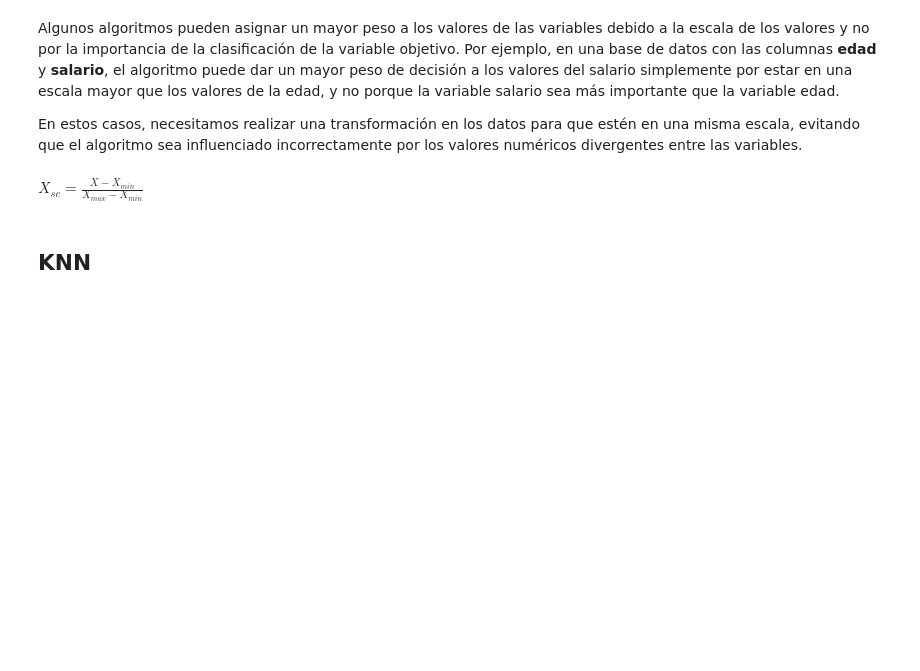
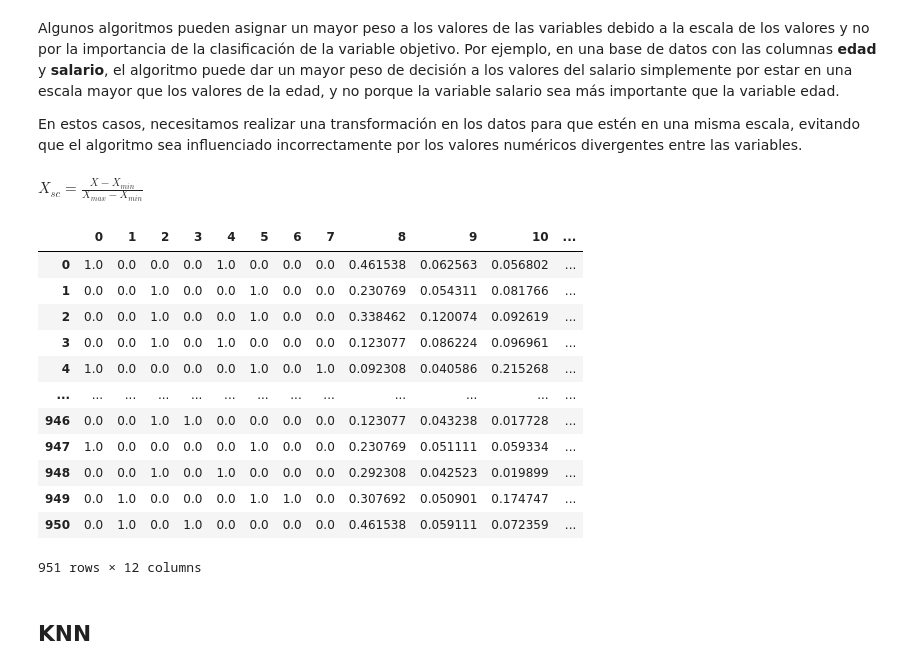
Before and after one commit to Luis1g/Clasificacion_de-_datos, a Jupyter notebook: Clasificacion_primeros_pasos.ipynb, the cells around one changed output. Cells and saved outputs as stored; diff of their text form; code cells hidden in the pictures; blank space fills up the shorter version.

```diff
--- a/Clasificacion_primeros_pasos.ipynb
+++ b/Clasificacion_primeros_pasos.ipynb
@@ -145,3 +317,22 @@ $X_{sc} = \frac{X - X_{min}}{X_{max} - X_{min}} $
+# %%
+normalizacion = MinMaxScaler()
+X_train_normalizada = normalizacion.fit_transform(X_train)
+# %%
+pd.DataFrame(X_train_normalizada)
+# %% [output]
+|  | 0 | 1 | 2 | 3 | 4 | 5 | 6 | 7 | 8 | 9 | 10 | ... |
+| 0 | 1.0 | 0.0 | 0.0 | 0.0 | 1.0 | 0.0 | 0.0 | 0.0 | 0.461538 | 0.062563 | 0.056802 | ... |
+| 1 | 0.0 | 0.0 | 1.0 | 0.0 | 0.0 | 1.0 | 0.0 | 0.0 | 0.230769 | 0.054311 | 0.081766 | ... |
+| 2 | 0.0 | 0.0 | 1.0 | 0.0 | 0.0 | 1.0 | 0.0 | 0.0 | 0.338462 | 0.120074 | 0.092619 | ... |
+| 3 | 0.0 | 0.0 | 1.0 | 0.0 | 1.0 | 0.0 | 0.0 | 0.0 | 0.123077 | 0.086224 | 0.096961 | ... |
+| 4 | 1.0 | 0.0 | 0.0 | 0.0 | 0.0 | 1.0 | 0.0 | 1.0 | 0.092308 | 0.040586 | 0.215268 | ... |
+| ... | ... | ... | ... | ... | ... | ... | ... | ... | ... | ... | ... | ... |
+| 946 | 0.0 | 0.0 | 1.0 | 1.0 | 0.0 | 0.0 | 0.0 | 0.0 | 0.123077 | 0.043238 | 0.017728 | ... |
+| 947 | 1.0 | 0.0 | 0.0 | 0.0 | 0.0 | 1.0 | 0.0 | 0.0 | 0.230769 | 0.051111 | 0.059334 | ... |
+| 948 | 0.0 | 0.0 | 1.0 | 0.0 | 1.0 | 0.0 | 0.0 | 0.0 | 0.292308 | 0.042523 | 0.019899 | ... |
+| 949 | 0.0 | 1.0 | 0.0 | 0.0 | 0.0 | 1.0 | 1.0 | 0.0 | 0.307692 | 0.050901 | 0.174747 | ... |
+| 950 | 0.0 | 1.0 | 0.0 | 1.0 | 0.0 | 0.0 | 0.0 | 0.0 | 0.461538 | 0.059111 | 0.072359 | ... |
+951 rows × 12 columns
 # %% [markdown]
 ## KNN
 # %% [markdown]
```
Also changed, not shown: parts of 41 cells of this notebook, 3 other files.
